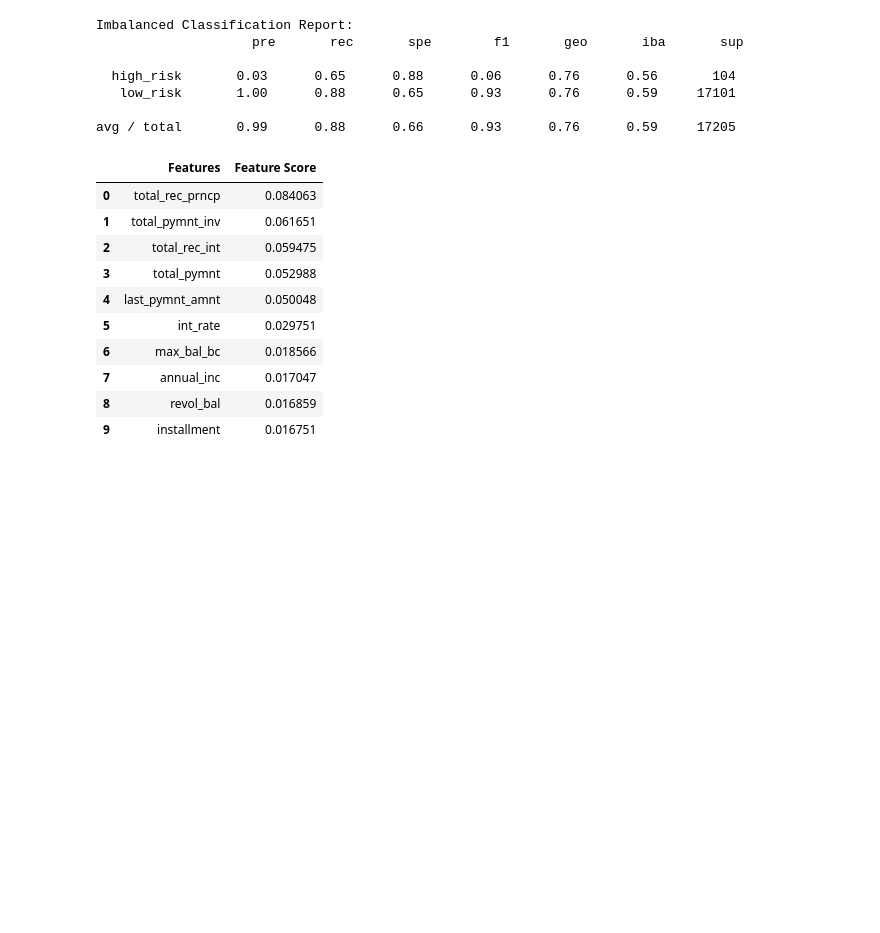
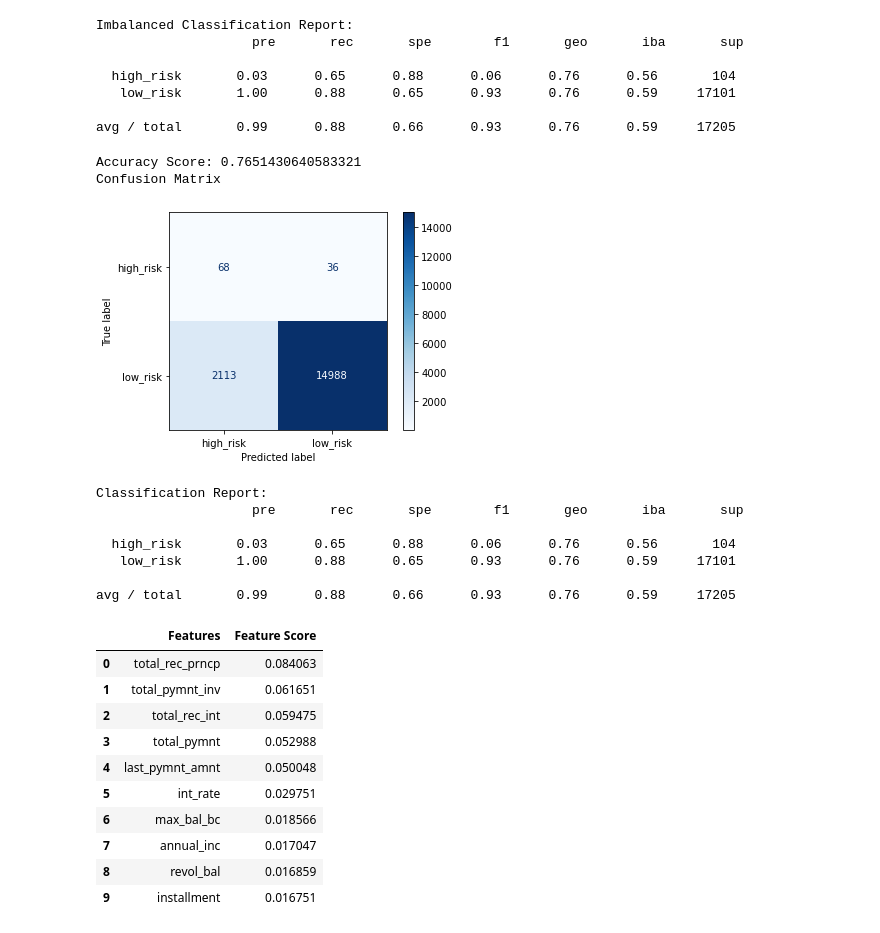
Before and after one commit to Jarviniazh/Module-17-Credit-Risk-Analysis, a Jupyter notebook: credit_risk_ensemble.ipynb, the cells around one changed output. Drawn from its saved outputs; the diff is of its cells as text; code cells hidden in the pictures; blank space fills up the shorter version.

```diff
--- a/credit_risk_ensemble.ipynb
+++ b/credit_risk_ensemble.ipynb
@@ -88,7 +88,7 @@ features_df = df.drop("loan_status", axis= 1)
 encoded_df = pd.get_dummies(features_df, columns=features_df.columns[(features_df.dtypes == "object")])
 
 # Create our features
-X = encoded_df
+X = encoded_df.copy()
 
 # Create our target
 y = df["loan_status"]
@@ -158,6 +159,26 @@ Imbalanced Classification Report:
    low_risk       1.00      0.88      0.65      0.93      0.76      0.59     17101
 
 avg / total       0.99      0.88      0.66      0.93      0.76      0.59     17205
+# %%
+print(f"Accuracy Score: {balanced_accuracy_score(y_test, y_pred)}")
+# Plot the confusion matrix
+import matplotlib.pyplot as plt
+from sklearn.metrics import plot_confusion_matrix
+print("Confusion Matrix")
+plot_confusion_matrix(model, X_test, y_test, cmap=plt.cm.Blues)
+plt.show()
+print(f"Classification Report:\n {classification_report_imbalanced(y_test, y_pred)}")
+# %% [output]
+Accuracy Score: 0.7651430640583321
+Confusion Matrix
+[figure, added]
+Classification Report:
+                    pre       rec       spe        f1       geo       iba       sup
+
+  high_risk       0.03      0.65      0.88      0.06      0.76      0.56       104
+   low_risk       1.00      0.88      0.65      0.93      0.76      0.59     17101
+
+avg / total       0.99      0.88      0.66      0.93      0.76      0.59     17205
 # %%
 # List the features sorted in descending order by feature importance
 import_score = model.fit(X_train, y_train).feature_importances_
```
Also changed, not shown: parts of 3 cells of this notebook.
